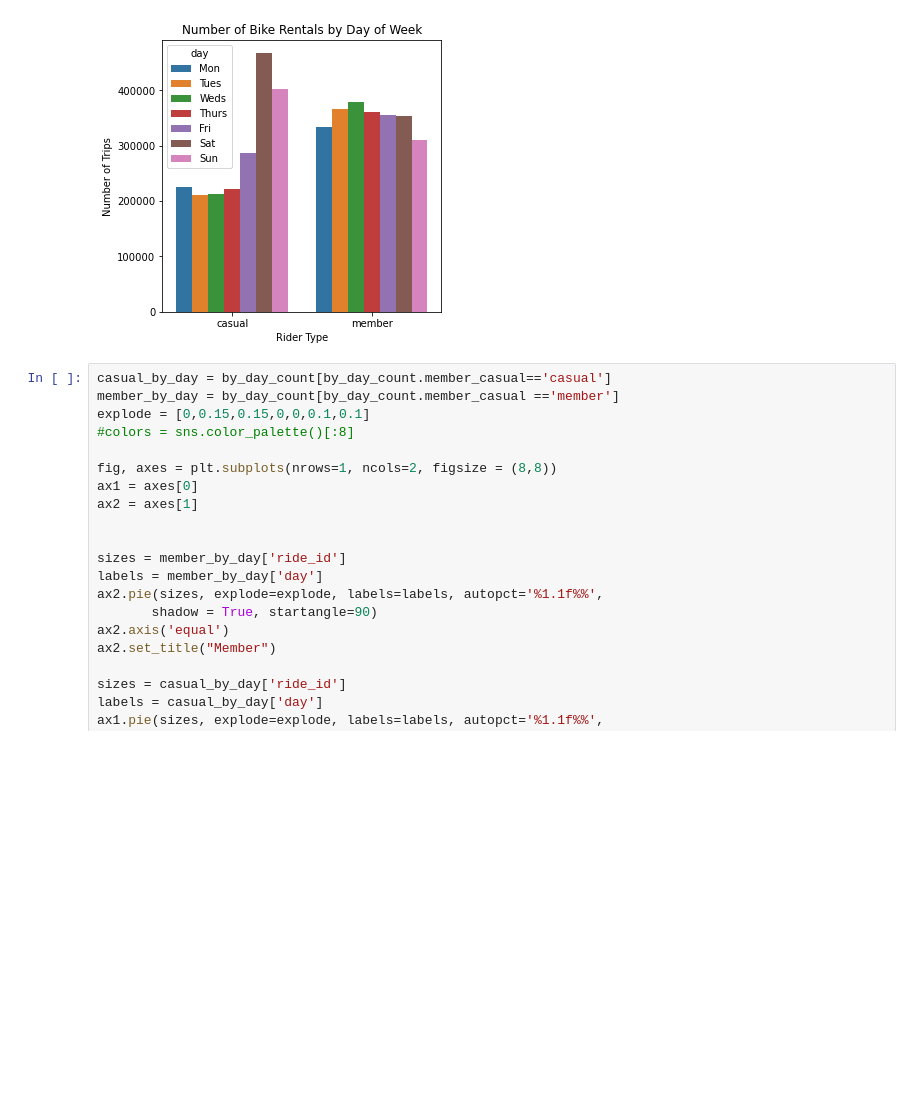
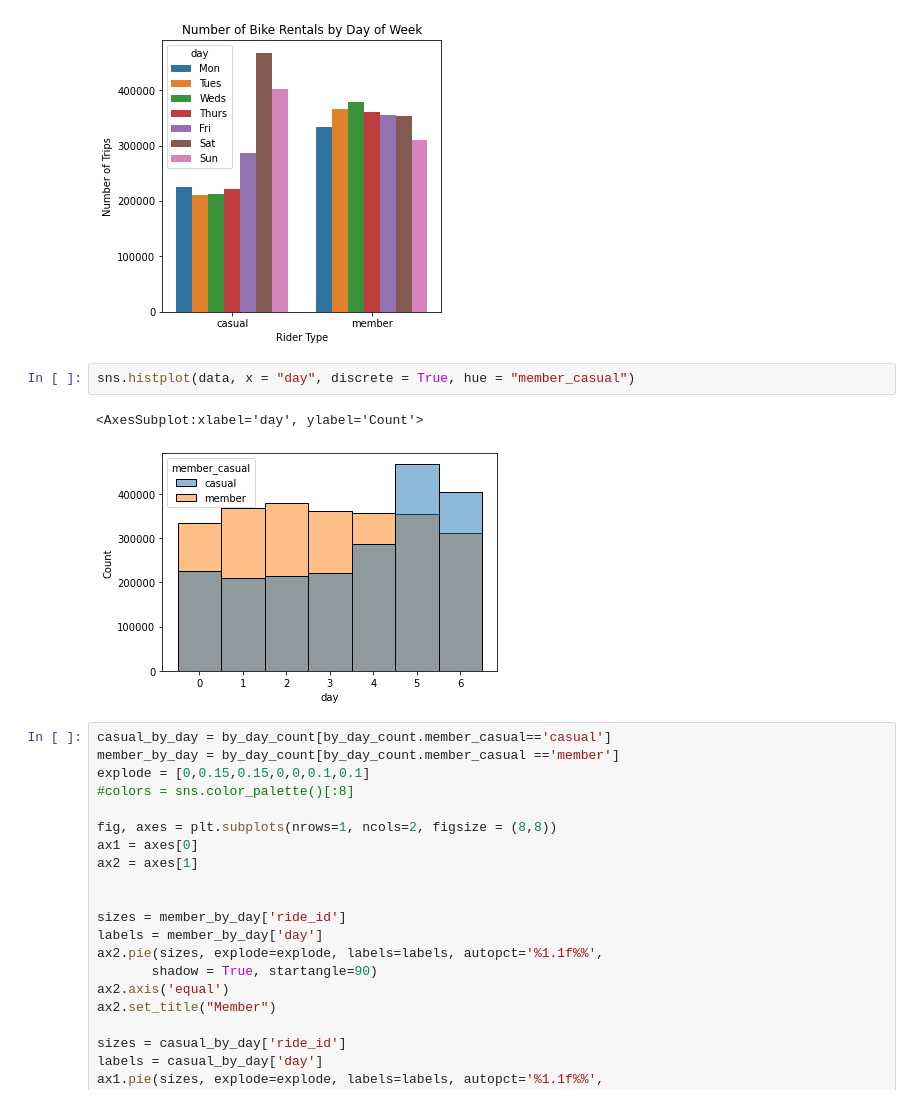
Before and after one commit to ttb-folio/Google-Data-Analytics-Capstone, a Jupyter notebook: Analysis.ipynb, the cells around one changed output. Saved outputs shown, nothing was run; the diff lists cells and outputs as text; blank space fills up the shorter version.

```diff
--- a/Analysis.ipynb
+++ b/Analysis.ipynb
@@ -30,6 +42,11 @@ ax.set_title("Number of Bike Rentals by Day of Week")
 plt.show()
 # %% [output]
 [figure]
+# %%
+sns.histplot(data, x = "day", discrete = True, hue = "member_casual")
+# %% [output]
+<AxesSubplot:xlabel='day', ylabel='Count'>
+[figure, added]
 # %%
 casual_by_day = by_day_count[by_day_count.member_casual=='casual']
 member_by_day = by_day_count[by_day_count.member_casual =='member']
```
Also changed, not shown: parts of 2 cells of this notebook, 1 other file.
